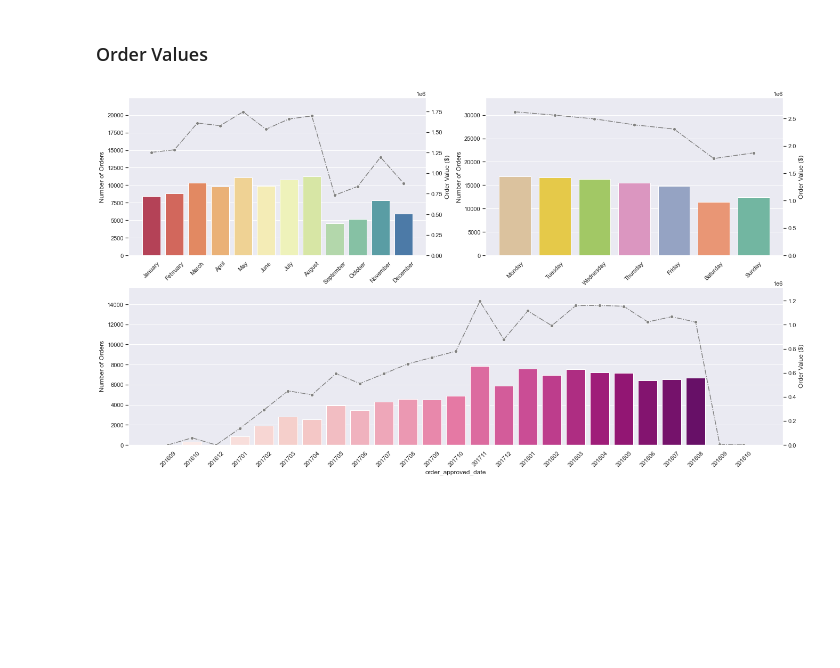
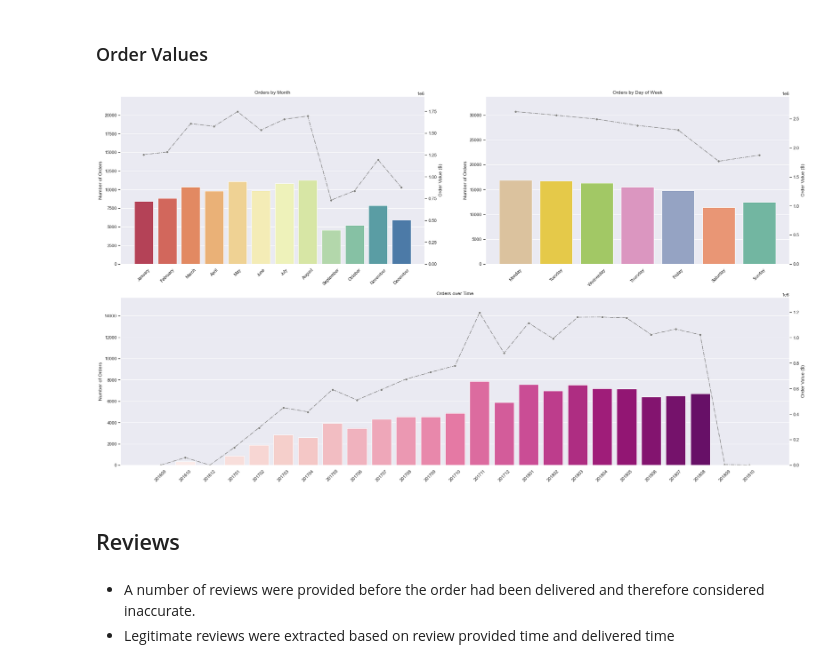
Before and after one commit to honnsey/Olist, a Jupyter notebook: OLIST.ipynb, the cells around one changed output. Cells and saved outputs as stored; diff of their text form; code cells hidden in the pictures; blank space fills up the shorter version.

Commit message:
review analysis added

```diff
--- a/OLIST.ipynb
+++ b/OLIST.ipynb
@@ -156,12 +103,0 @@ orders_by_month= orders_by_month.reindex(months)
-# %%
-fig = plt.figure(figsize=(22,12))
-ax1 = plt.subplot(221)
-ax1 = double_plot(orders_by_month,palette= 'Spectral')
-
-ax2 = plt.subplot(222)
-ax2 = double_plot(orders_by_weekday,palette= 'Set2_r')
-
-ax3 = plt.subplot(212)
-ax3 = double_plot(orders_over_time,palette= "RdPu")
-# %% [output]
-[figure, removed]
@@ -167,0 +116,33 @@ ax3 = double_plot(orders_over_time,palette= "RdPu")
+# %%
+months = ['January', 'February', 'March', 'April', 'May', 'June', 'July', 'August',
+          'September', 'October', 'November', 'December']
+
+# convert string to date time, displayed in day of week format
+orders['order_month']= pd.to_datetime(orders.order_purchase_timestamp).dt.month_name()
+
+# Calculate total number of orders by month of the year and total order value by month of the year
+orders_by_month = orders[['order_id','order_month','payment_value']]\
+                    .groupby(by= 'order_month')\
+                    .agg({'order_id': 'count', 'payment_value': 'sum'})
+
+# Sort data by months, in the order of list months
+orders_by_month= orders_by_month.reindex(months)
+# %%
+fig = plt.figure(figsize=(30,17))
+
+ax1 = plt.subplot(221)
+ax1 = double_plot(orders_by_month,'Orders by Month',palette= 'Spectral')
+
+ax2 = plt.subplot(222)
+ax2 = double_plot(orders_by_weekday,title= 'Orders by Day of Week', palette= 'Set2_r')
+
+
+ax3 = plt.subplot(212)
+ax3 = double_plot(orders_over_time,title= 'Orders over Time', palette= "RdPu")
+# %% [output]
+[figure, added]
+# %% [markdown]
+## Reviews
+# %% [markdown]
+- A number of reviews were provided before the order had been delivered and therefore considered inaccurate.
+- Legitimate reviews were extracted based on review provided time and delivered time
```
Also changed, not shown: parts of 12 cells of this notebook, 1 other file.
